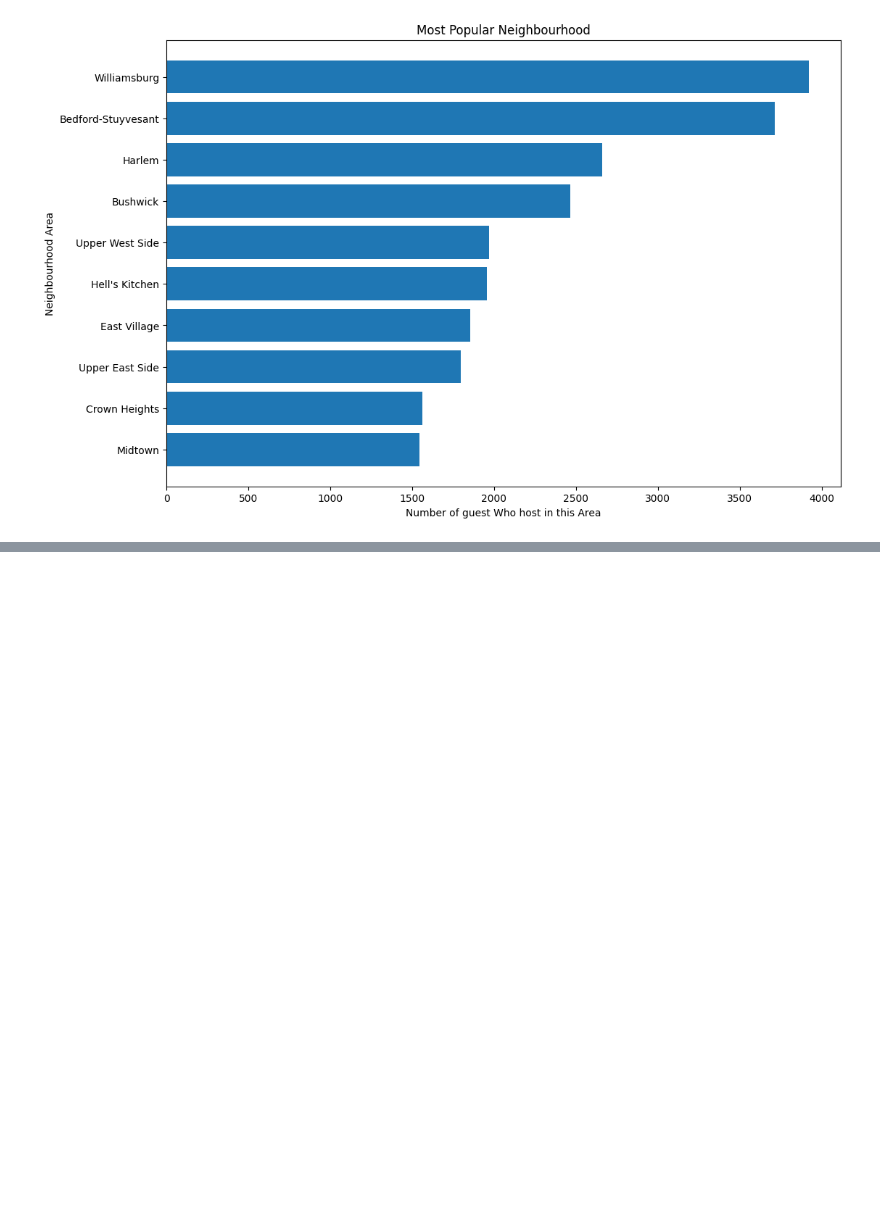
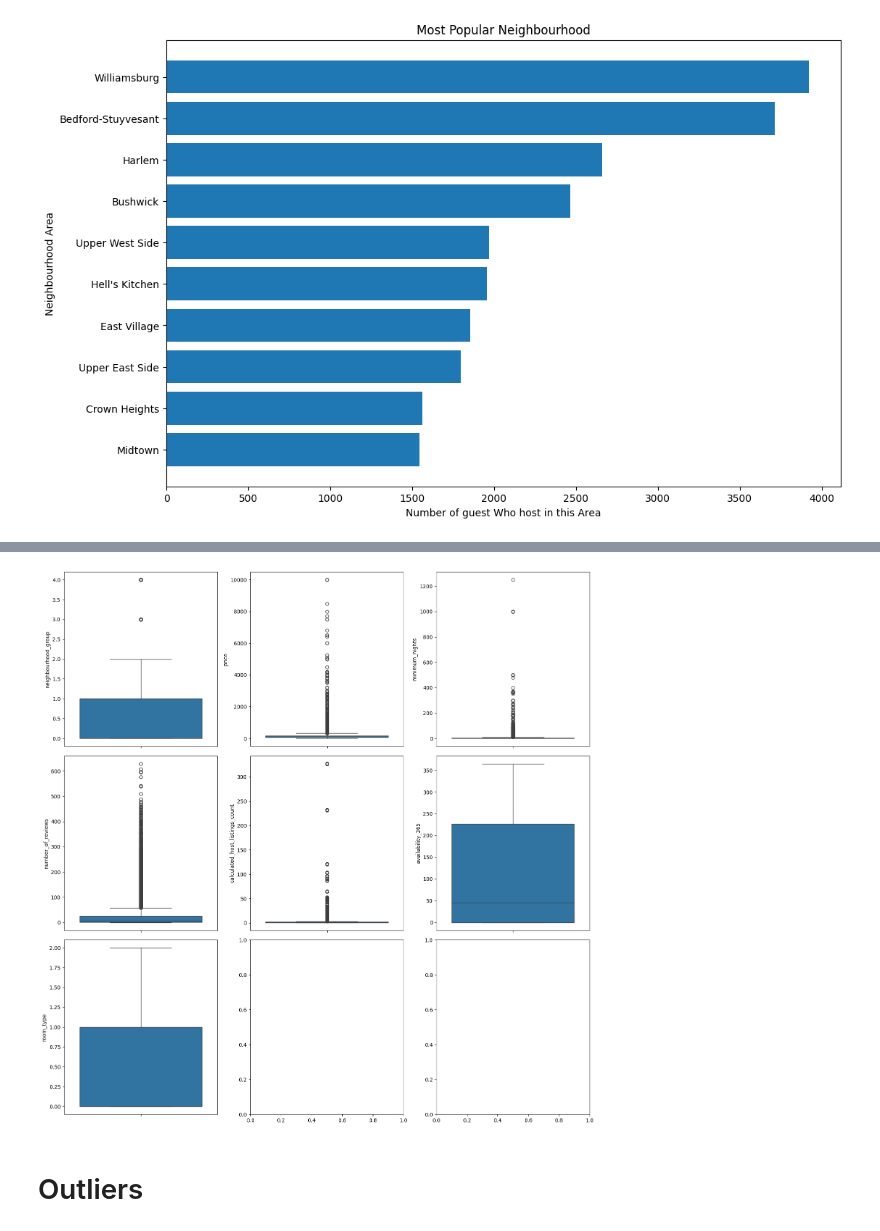
Before and after one commit to 4GeeksAcademy/fer-romerEDA, a Jupyter notebook: src/explore.ipynb, the cells around one changed output, grey strips where cells are left out. Cells and saved outputs as stored; diff of their text form; code cells hidden in the pictures; blank space fills up the shorter version.

```diff
--- a/src/explore.ipynb
+++ b/src/explore.ipynb
@@ -488,0 +491,22 @@ Minimum price per night: 0 GBP
+# %%
+'''Las variables neighbourhood latitude longitude y reviews per month no las reprepsentamos porque
+no se consideran necesarias ya que tenemos neighbourhood_group y number of reviews'''
+
+fig, axes = plt.subplots(3, 3, figsize = (15, 15))
+
+sns.boxplot(ax = axes[2, 0], data = AB_NYC_2019, y = "room_type")
+sns.boxplot(ax = axes[0, 0], data = AB_NYC_2019, y = "neighbourhood_group")
+sns.boxplot(ax = axes[0, 1], data = AB_NYC_2019, y = "price")
+sns.boxplot(ax = axes[0, 2], data = AB_NYC_2019, y = "minimum_nights")
+sns.boxplot(ax = axes[1, 0], data = AB_NYC_2019, y = "number_of_reviews")
+sns.boxplot(ax = axes[1, 1], data = AB_NYC_2019, y = "calculated_host_listings_count")
+sns.boxplot(ax = axes[1, 2], data = AB_NYC_2019, y = "availability_365")
+
+
+plt.tight_layout()
+
+plt.show()
+# %% [output]
+[figure, added]
+# %% [markdown]
+# Outliers
```
Also changed, not shown: parts of 5 cells of this notebook.
